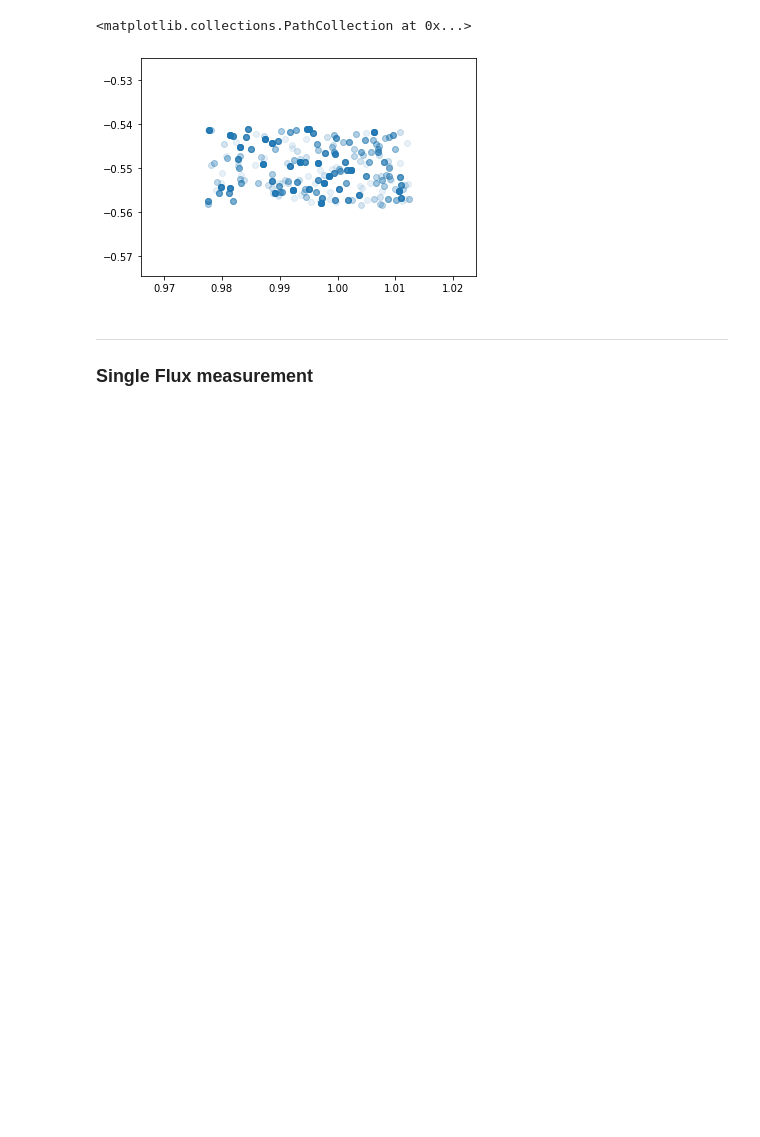
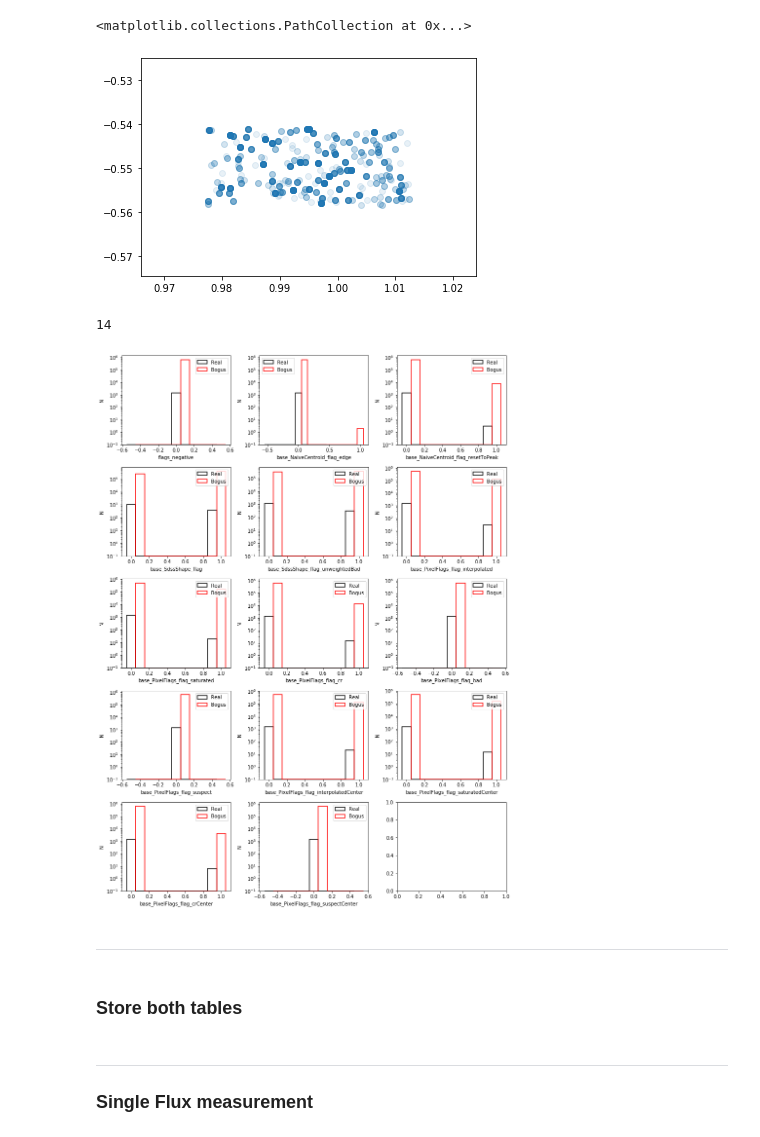
Before and after one commit to BrunoSanchez/run2_diaproc, a Jupyter notebook: notebooks/02-inspecting_RvsB.ipynb, the cells around one changed output. Cells and saved outputs as stored; diff of their text form; code cells hidden in the pictures; blank space fills up the shorter version.

```diff
--- a/notebooks/02-inspecting_RvsB.ipynb
+++ b/notebooks/02-inspecting_RvsB.ipynb
@@ -121,7 +123,7 @@ len(cols)
 fig, axis = plt.subplots(ncols=5, nrows=7, figsize=(16, 24))
 for acol, ax in zip(cols, axis.flatten()):
     bins=np.logspace(0, np.log10(np.max([np.max(reals[acol]), np.max(bogus[acol])])), num=30)
-    binary_plot_hist(reals, bogus, acol, ax, log=True, bins=bins,
+    binary_plot_hist(reals, bogus, acol, ax, logy=True, bins=bins,
                      logx=True, density=False, histtype='step', lw=1.5)
 ax.legend(loc='best')
 plt.tight_layout()
@@ -137,7 +139,7 @@ len(cols)
 fig, axis = plt.subplots(ncols=2, nrows=1, figsize=(8,4))
 for acol, ax in zip(cols, axis.flatten()):
     #bins=np.logspace(0, np.log10(np.max([np.max(reals[acol]), np.max(bogus[acol])])), num=30)
-    binary_plot_hist(reals, bogus, acol, ax, log=True, #bins=bins,
+    binary_plot_hist(reals, bogus, acol, ax, logy=True, absolute=True, #bins=bins,
                      logx=False, density=False, histtype='step', lw=1.5)
 ax.legend(loc='best')
 plt.tight_layout()
@@ -173,3 +175,26 @@ plt.scatter(reals.coord_ra, reals.coord_dec, alpha=0.1)
 # %% [output]
 <matplotlib.collections.PathCollection at 0x...>
 [figure]
+# %%
+cols = ['flags_negative','base_NaiveCentroid_flag_edge', 'base_NaiveCentroid_flag_resetToPeak', 'base_SdssShape_flag','base_SdssShape_flag_unweightedBad',
+        'base_PixelFlags_flag_interpolated',  'base_PixelFlags_flag_saturated', 'base_PixelFlags_flag_cr', 'base_PixelFlags_flag_bad', 'base_PixelFlags_flag_suspect',
+        'base_PixelFlags_flag_interpolatedCenter', 'base_PixelFlags_flag_saturatedCenter', 'base_PixelFlags_flag_crCenter', 'base_PixelFlags_flag_suspectCenter']
+# %%
+len(cols)
+# %% [output]
+14
+# %%
+fig, axis = plt.subplots(ncols=3, nrows=5, figsize=(12,16))
+for acol, ax in zip(cols, axis.flatten()):
+    #bins=np.logspace(0, np.log10(np.max([np.max(reals[acol]), np.max(bogus[acol])])), num=30)
+    binary_plot_hist(reals, bogus, acol, ax, logy=True, absolute=True, #bins=bins,
+                     logx=False, density=False, histtype='step', lw=1.5)
+    ax.set_xlabel(acol)
+    ax.legend(loc='best')
+plt.tight_layout()
+# %% [output]
+[figure, added]
+# %% [markdown]
+-------
+# %% [markdown]
+### Store both tables
```
Also changed, not shown: parts of 30 cells of this notebook, 3 other files.
